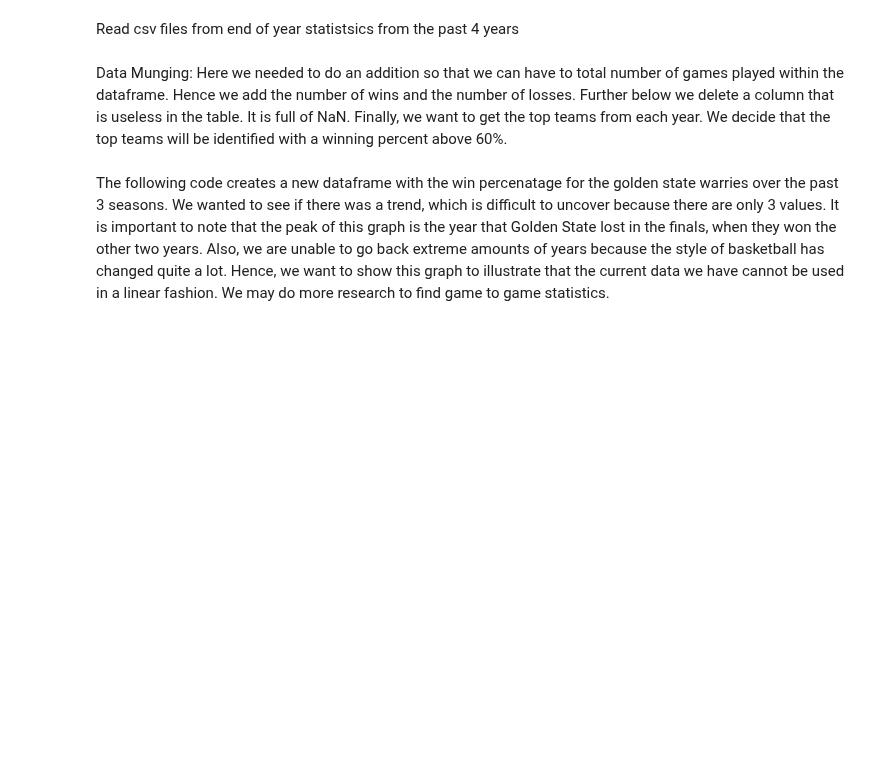
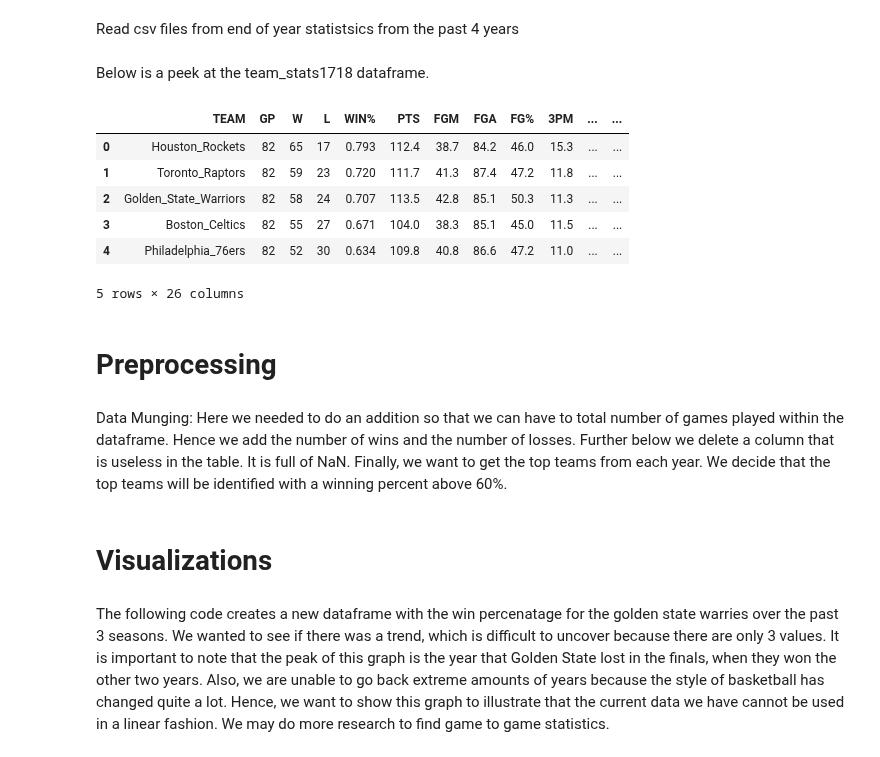
Before and after one commit to MaloneRobert/BasketballPredictor, a Jupyter notebook: Part_One.ipynb, the cells around one changed output. Drawn from its saved outputs; the diff is of its cells as text; code cells hidden in the pictures; blank space fills up the shorter version.

```diff
--- a/Part_One.ipynb
+++ b/Part_One.ipynb
@@ -68,6 +71,20 @@ team_stats1415 = pd.read_csv("./Stats_14-15.csv", sep = ",")
 team_stats1516 = pd.read_csv("./Stats_15-16.csv", sep = ",")
 team_stats1617 = pd.read_csv("./Stats_16-17.csv", sep = ",")
 team_stats1718 = pd.read_csv("./Stats_17-18.csv", sep = ",")
+# %% [markdown]
+Below is a peek at the team_stats1718 dataframe.
+# %%
+team_stats1718.head()
+# %% [output]
+|  | TEAM | GP | W | L | WIN% | PTS | FGM | FGA | FG% | 3PM | ... | ... |
+| 0 | Houston_Rockets | 82 | 65 | 17 | 0.793 | 112.4 | 38.7 | 84.2 | 46.0 | 15.3 | ... | ... |
+| 1 | Toronto_Raptors | 82 | 59 | 23 | 0.720 | 111.7 | 41.3 | 87.4 | 47.2 | 11.8 | ... | ... |
+| 2 | Golden_State_Warriors | 82 | 58 | 24 | 0.707 | 113.5 | 42.8 | 85.1 | 50.3 | 11.3 | ... | ... |
+| 3 | Boston_Celtics | 82 | 55 | 27 | 0.671 | 104.0 | 38.3 | 85.1 | 45.0 | 11.5 | ... | ... |
+| 4 | Philadelphia_76ers | 82 | 52 | 30 | 0.634 | 109.8 | 40.8 | 86.6 | 47.2 | 11.0 | ... | ... |
+5 rows × 26 columns
+# %% [markdown]
+# Preprocessing
 # %% [markdown]
 Data Munging: Here we needed to do an addition so that we can have to total number of games played within the dataframe.
     Hence we add the number of wins and the number of losses. Further below we delete a column that is useless in the table. It is full of NaN. Finally, we want to get the top teams from each year. We decide that the top teams will be identified with a winning percent above 60%.
@@ -83,6 +100,8 @@ del team_stats1415["MIN"]
 del team_stats1516["MIN"]
 del team_stats1617["MIN"]
 del team_stats1718["MIN"]
+# %% [markdown]
+# Visualizations
 # %% [markdown]
 The following code creates a new dataframe with the win percenatage for the golden state warries over the past 3 seasons. We wanted to see if there was a trend, which is difficult to uncover because there are only 3 values. It is important to note that the peak of this graph is the year that Golden State lost in the finals, when they won the other two years. Also, we are unable to go back extreme amounts of years because the style of basketball has changed quite a lot. Hence, we want to show this graph to illustrate that the current data we have cannot be used in a linear fashion. We may do more research to find game to game statistics.
 # %%
```
Also changed, not shown: parts of 2 cells of this notebook.
